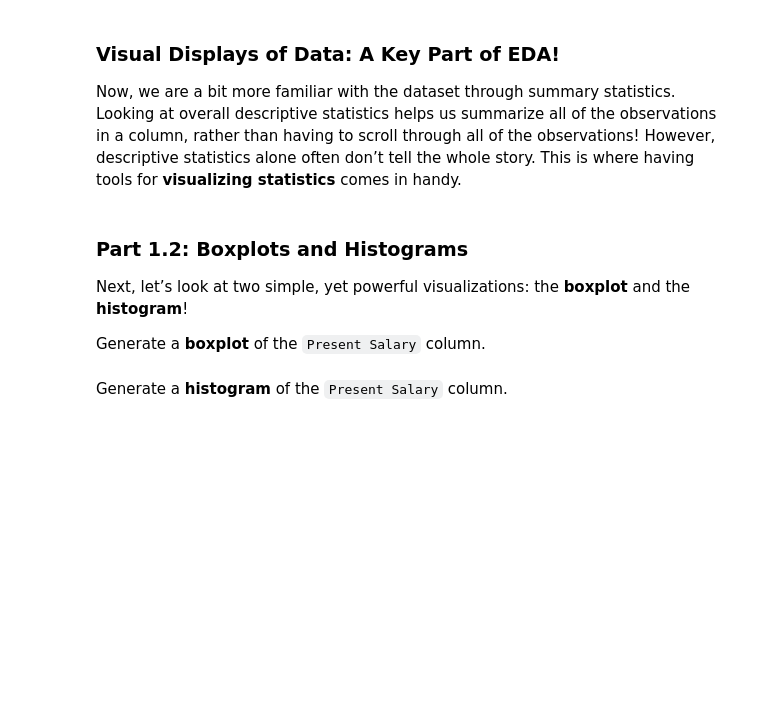
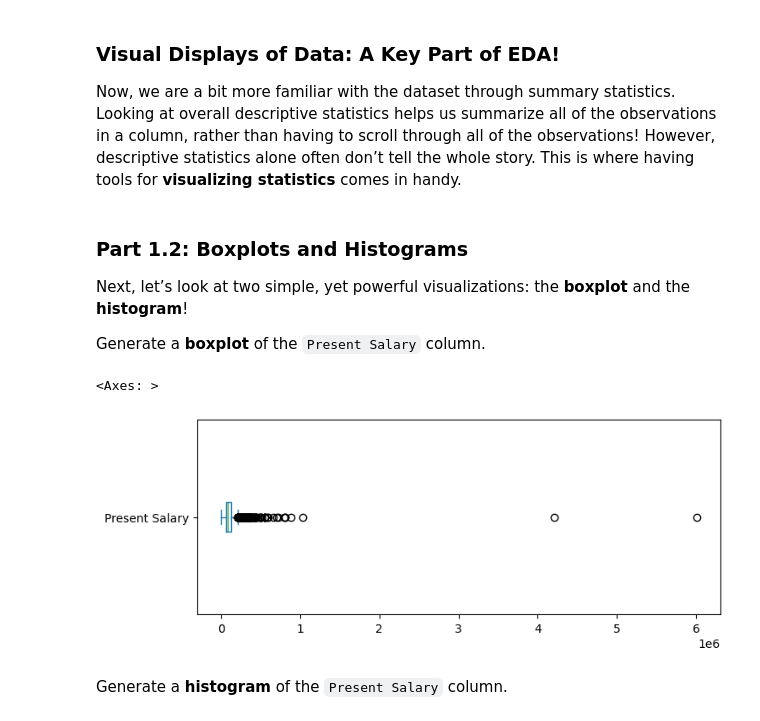
Before and after one commit to JoshuaMorales1245/Personal-Projects, a Jupyter notebook: lab_plots/lab_plots.ipynb, the cells around one changed output. Saved outputs shown, nothing was run; the diff lists cells and outputs as text; code cells hidden in the pictures; blank space fills up the shorter version.

```diff
--- a/lab_plots/lab_plots.ipynb
+++ b/lab_plots/lab_plots.ipynb
@@ -63,0 +62,4 @@ Import `pandas` and load this dataset into a DataFrame, `df`:
+# %%
+import pandas as pd
+df = pd.read_csv("https://waf.cs.illinois.edu/discovery/graybook.csv")
+df
@@ -142,2 +172,9 @@ Generate a **boxplot** of the `Present Salary` column.
+# %%
+import matplotlib.pyplot as plt
+plt.figure(figsize = [8,3])
+df["Present Salary"].plot.box(vert=False)
+# %% [output]
+<Axes: >
+[figure, added]
 # %% [markdown]
 Generate a **histogram** of the `Present Salary` column.
```
Also changed, not shown: parts of 71 cells of this notebook, 1 other file.
